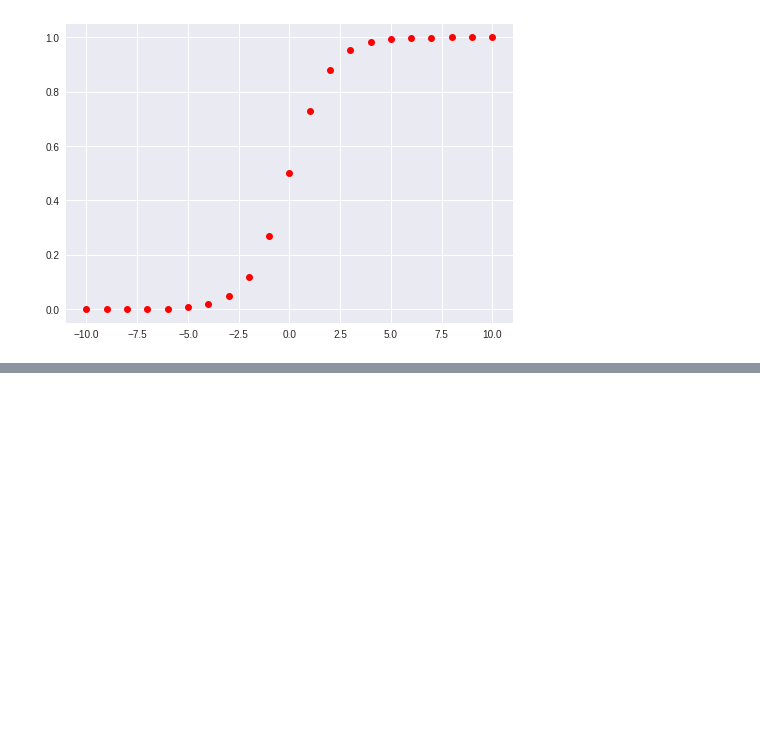
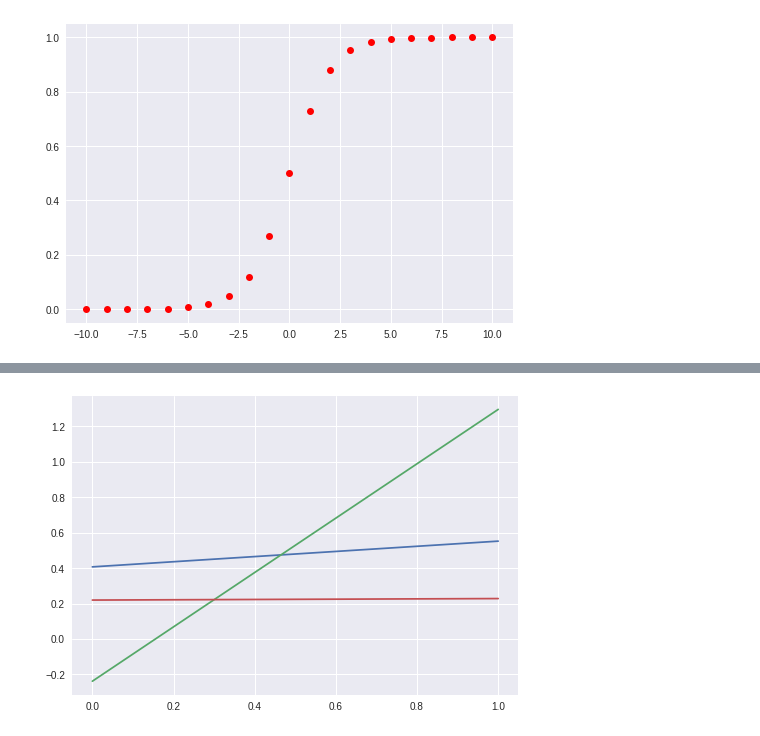
Before and after one commit to rationality6/ml_notebook, a Jupyter notebook: random_numbers.ipynb, the cells around one changed output, grey strips where cells are left out. Cells and saved outputs as stored; diff of their text form; code cells hidden in the pictures; blank space fills up the shorter version.

```diff
--- a/random_numbers.ipynb
+++ b/random_numbers.ipynb
@@ -83,0 +104,6 @@ plt.show()
+# %%
+truncated = tf.truncated_normal([2,3])
+plt.plot(sess.run(truncated))
+plt.show()
+# %% [output]
+[figure, added]
```
Also changed, not shown: parts of 3 cells of this notebook.
